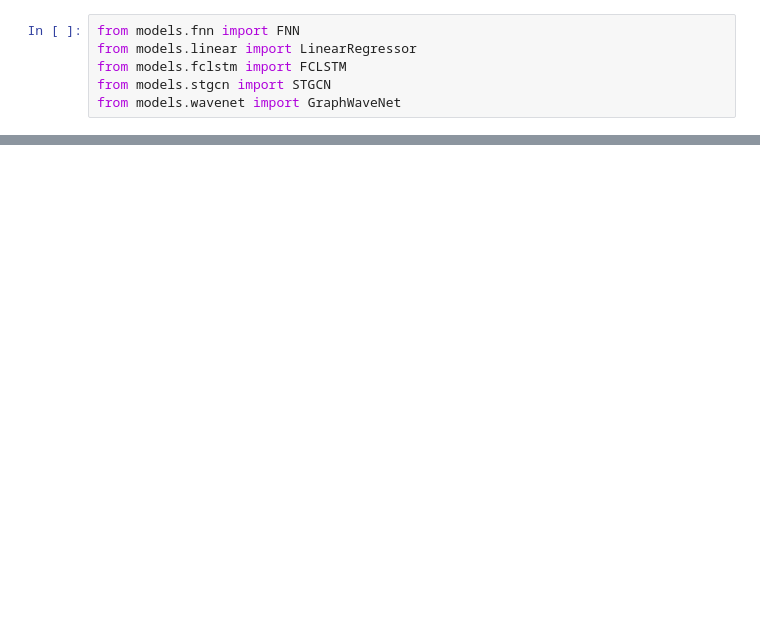
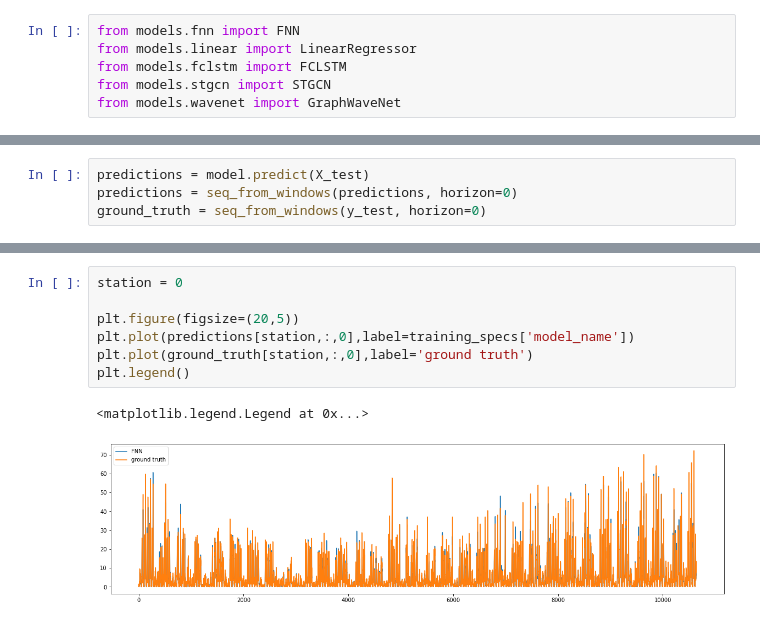
Before and after one commit to vursekar/time-adaptive-gnn, a Jupyter notebook: bike_share/model-test.ipynb, the cells around one changed output, grey strips where cells are left out. Drawn from its saved outputs; the diff is of its cells as text; blank space fills up the shorter version.

```diff
--- a/bike_share/model-test.ipynb
+++ b/bike_share/model-test.ipynb
@@ -185,0 +167,4 @@ KeyboardInterrupt:
+# %%
+predictions = model.predict(X_test)
+predictions = seq_from_windows(predictions, horizon=0)
+ground_truth = seq_from_windows(y_test, horizon=0)
@@ -185,0 +173,10 @@ KeyboardInterrupt:
+# %%
+station = 0
+
+plt.figure(figsize=(20,5))
+plt.plot(predictions[station,:,0],label=training_specs['model_name'])
+plt.plot(ground_truth[station,:,0],label='ground truth')
+plt.legend()
+# %% [output]
+<matplotlib.legend.Legend at 0x...>
+[figure, added]
```
Also changed, not shown: parts of 16 cells of this notebook, 3 other files.
